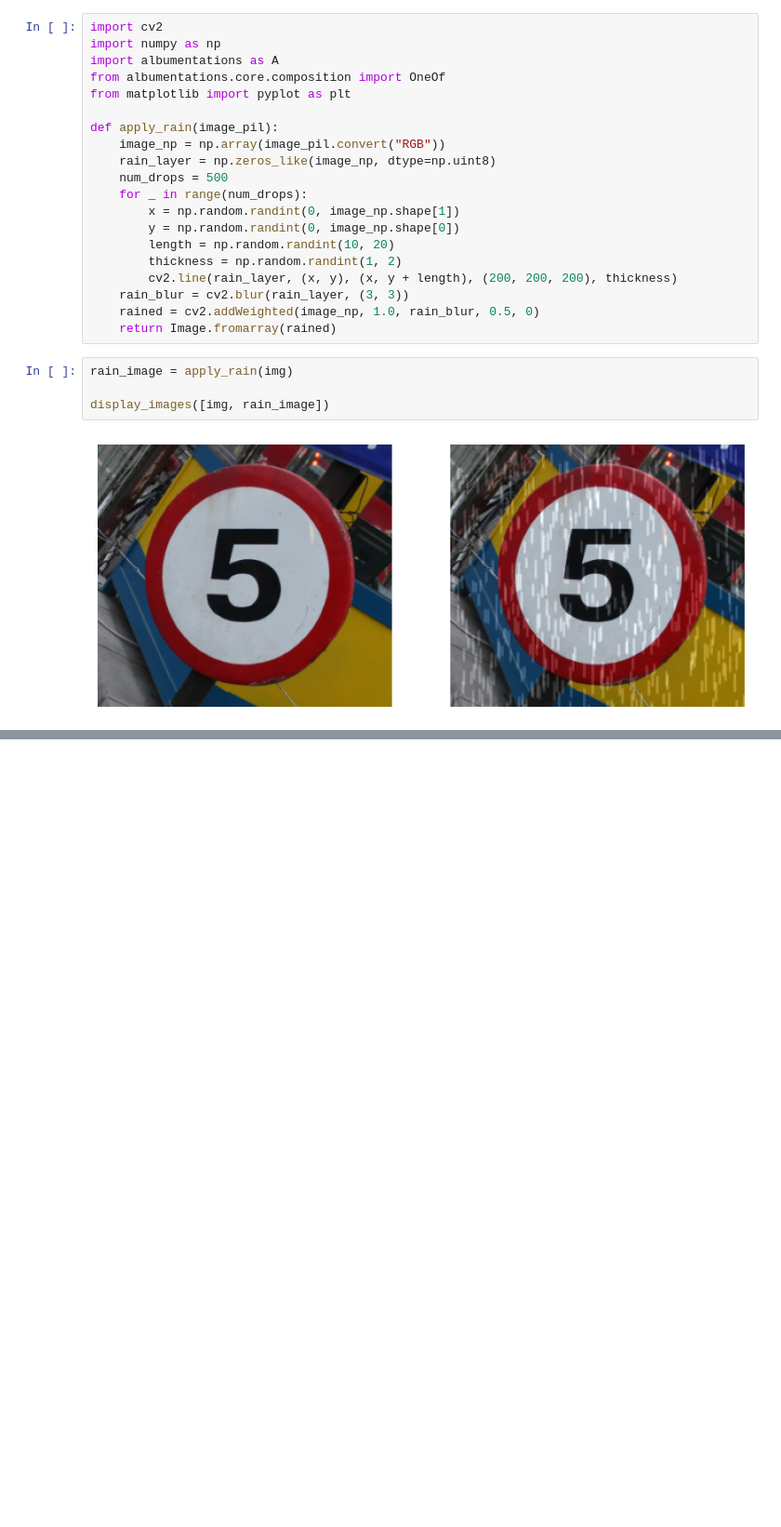
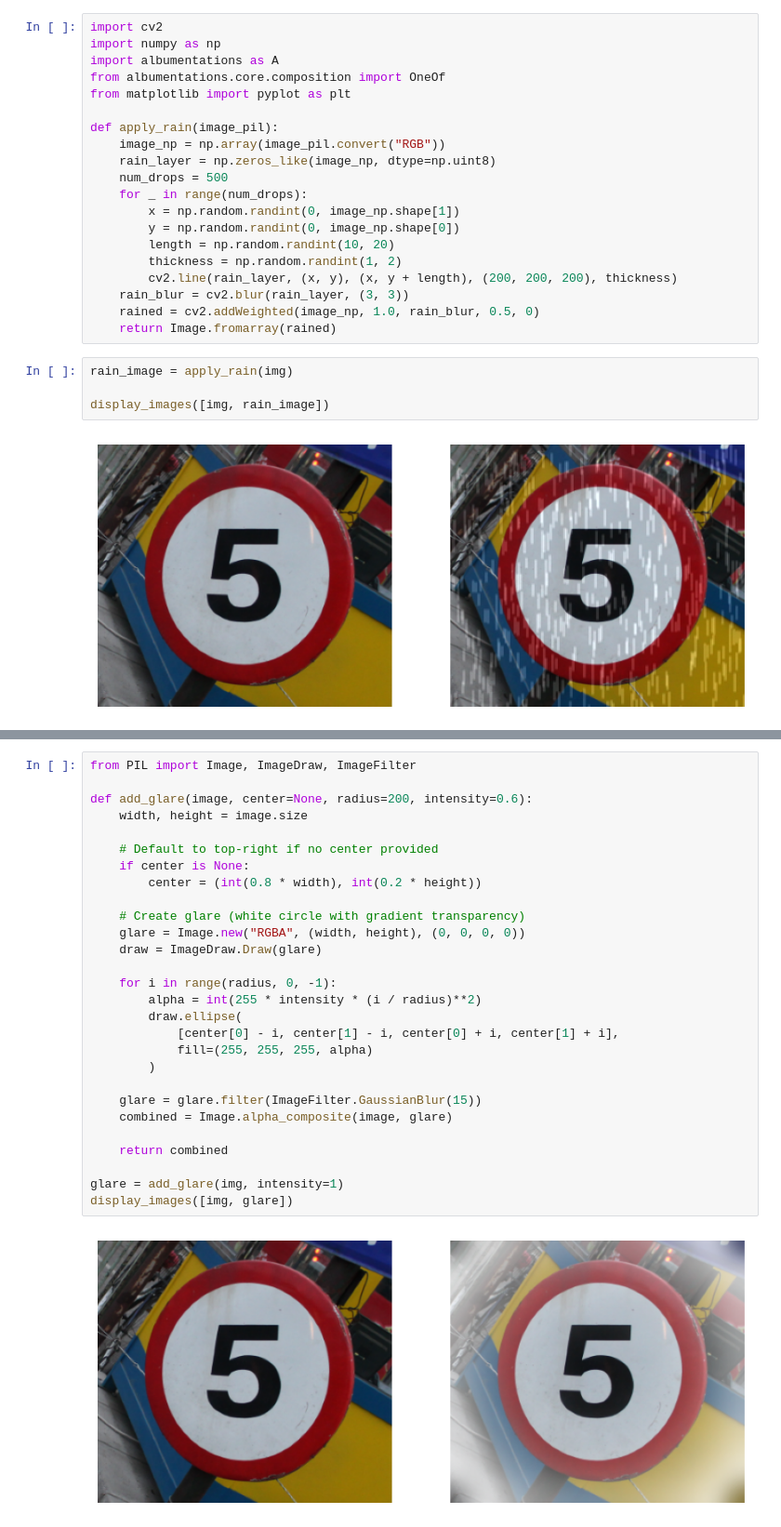
Before and after one commit to piluguji/CNN_fuzzer, a Jupyter notebook: fuzzing.ipynb, the cells around one changed output, grey strips where cells are left out. Shown at 93% size. Drawn from its saved outputs; the diff is of its cells as text; blank space fills up the shorter version.

```diff
--- a/fuzzing.ipynb
+++ b/fuzzing.ipynb
@@ -106,0 +116,30 @@ display_images([img, mud_image])
+# %%
+from PIL import Image, ImageDraw, ImageFilter
+
+def add_glare(image, center=None, radius=200, intensity=0.6):
+    width, height = image.size
+
+    # Default to top-right if no center provided
+    if center is None:
+        center = (int(0.8 * width), int(0.2 * height))
+
+    # Create glare (white circle with gradient transparency)
+    glare = Image.new("RGBA", (width, height), (0, 0, 0, 0))
+    draw = ImageDraw.Draw(glare)
+
+    for i in range(radius, 0, -1):
+        alpha = int(255 * intensity * (i / radius)**2)
+        draw.ellipse(
+            [center[0] - i, center[1] - i, center[0] + i, center[1] + i],
+            fill=(255, 255, 255, alpha)
+        )
+
+    glare = glare.filter(ImageFilter.GaussianBlur(15))
+    combined = Image.alpha_composite(image, glare)
+
+    return combined
+
+glare = add_glare(img, intensity=1)
+display_images([img, glare])
+# %% [output]
+[figure, added]
```
Also changed, not shown: parts of 1 cell of this notebook, 4 other files.
